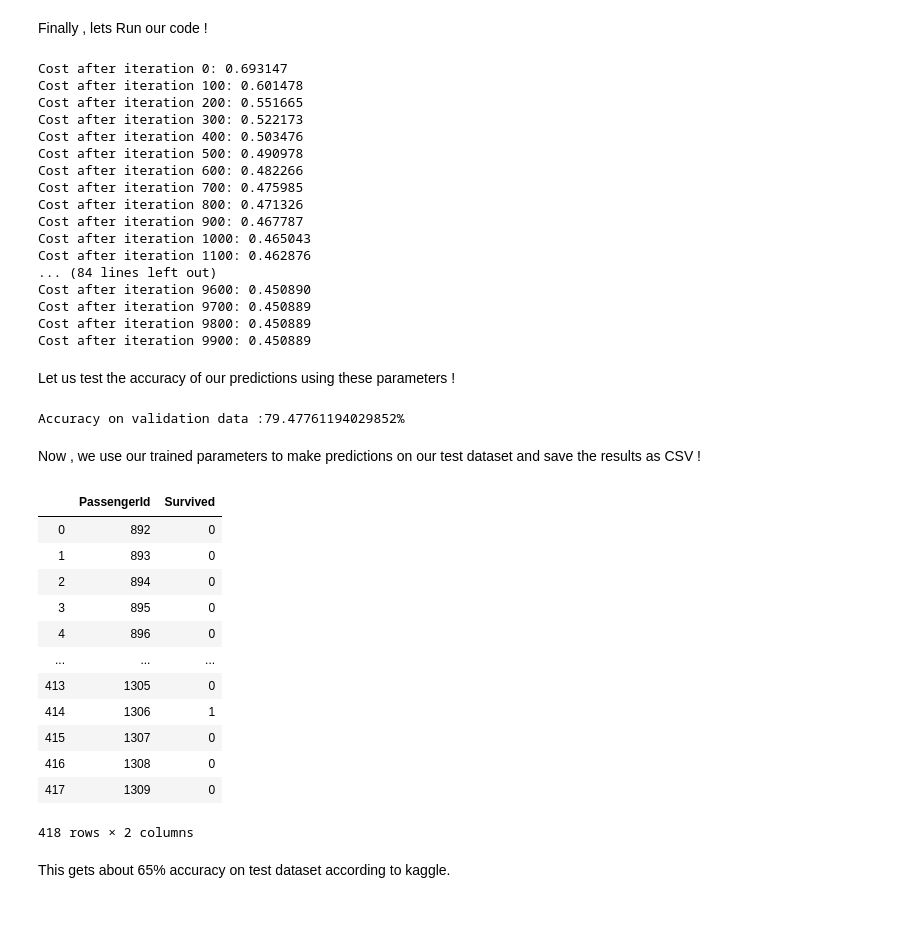
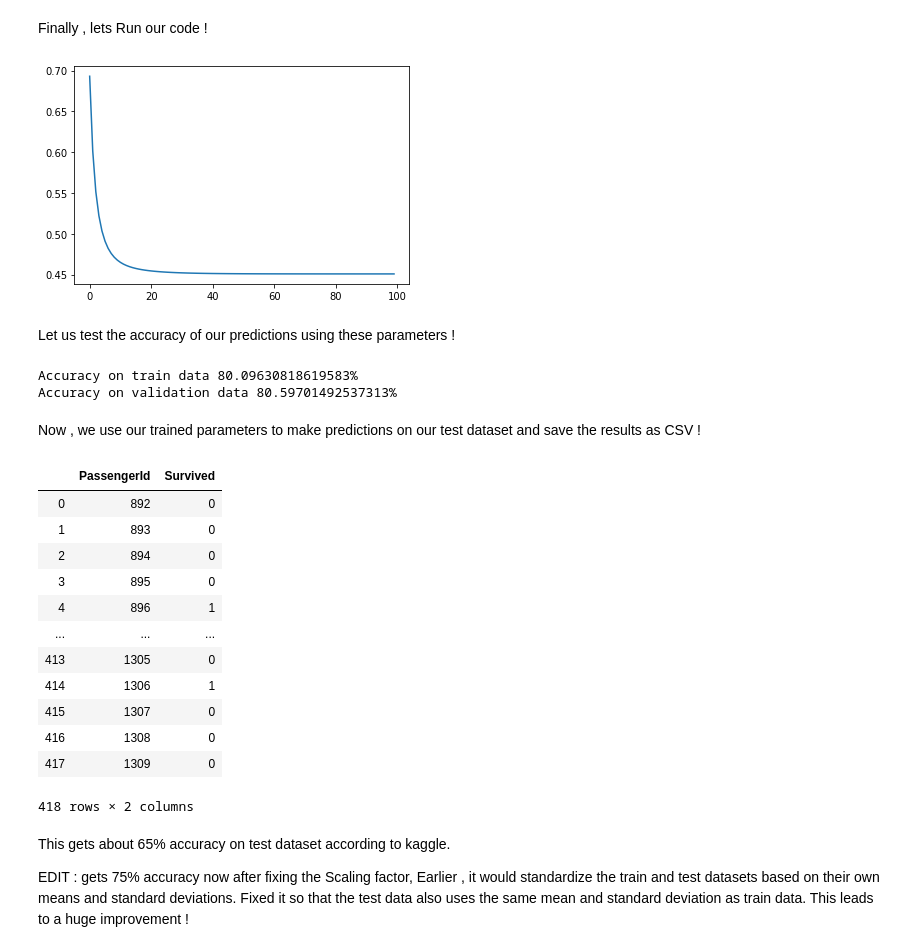
Before and after one commit to AtharvBhat/Logistic-Regression-From-Scratch, a Jupyter notebook: TitanicML-from-scratch/titanicML_log_reg.ipynb, the cells around one changed output. Drawn from its saved outputs; the diff is of its cells as text; code cells hidden in the pictures; blank space fills up the shorter version.

```diff
--- a/TitanicML-from-scratch/titanicML_log_reg.ipynb
+++ b/TitanicML-from-scratch/titanicML_log_reg.ipynb
@@ -268,7 +269,7 @@ Lets take a look at the sigmoid activation function !
 #import matplotlib to plot our sigmoid function
 %matplotlib inline
 import matplotlib.pyplot as plt
-x = np.linspace(-10, 10, 200)
+x = np.linspace(-5, 5, 200)
 
 #define sigmoid function
 def sigmoid(x):
@@ -294,13 +297,17 @@ You can learn more about feature scaling here : https://en.wikipedia.org/wiki/Fe
 # inorder to standardize our dataset , we will subtract all features of our dataset by their mean
 # and divide it by the standard deviation of the features.
 # this will center the data and normalize our values so that gradient descent converges faster !
+def calc_stats(data):
+    mu = data.mean(axis = 1, keepdims = True)
+    sigma = data.std(axis = 1, keepdims = True)
+    return mu, sigma
 
-def standardize(data):
-    std_data = (data - data.mean(axis = 1, keepdims = True)) / data.std(axis = 1, keepdims = True)
+def standardize(data, mu, sigma):
+    std_data = (data - mu) / sigma
     return std_data
-
-X_train = standardize(X_train)
-X_val = standardize(X_val)
+mu, sigma = calc_stats(X_train)
+X_train = standardize(X_train, mu, sigma)
+X_val = standardize(X_val, mu, sigma)
 
 #sanity check !
 print(X_train.shape)
@@ -421,7 +428,7 @@ Now that we have defined all of our helper functions, we can puttogether our log
 def logistic_regression(X, Y, num_iterations, learning_rate, print_cost = False):
     m = X_train.shape[1] #number of training examples
     W, b = initialize_parameters(X_train.shape[0]) #initialize learning parameters
-    for i in range(num_iterations):
+    for i in tqdm.tqdm(range(num_iterations)):
 
         A = forward_prop(X, W, b)
         cost = compute_cost(Y, A)
@@ -431,11 +438,10 @@ def logistic_regression(X, Y, num_iterations, learning_rate, print_cost = False)
         # Record the costs
         if i % 100 == 0:
             costs.append(cost)
-
         # Print the cost every 100 training iterations
-        if print_cost and i % 100 == 0:
-            print ("Cost after iteration %i: %f" %(i, cost))
-
+        #if print_cost and i % 100 == 0:
+            #print("Cost after iteration %i: %f" %(i, cost))
+    plt.plot(costs)
     return W, b
 # %% [markdown]
 After training our logistic regression model , we need to make predictions for our validation dataset and check their accuracy !
@@ -459,59 +465,46 @@ Finally , lets Run our code !
 costs = [] #store cost to plot against iterations
 W, b = logistic_regression(X_train, Y_train, 10000, 0.01, print_cost = True)
 # %% [output]
-Cost after iteration 0: 0.693147
-Cost after iteration 100: 0.601478
-Cost after iteration 200: 0.551665
-Cost after iteration 300: 0.522173
-Cost after iteration 400: 0.503476
-Cost after iteration 500: 0.490978
-Cost after iteration 600: 0.482266
-Cost after iteration 700: 0.475985
-Cost after iteration 800: 0.471326
-Cost after iteration 900: 0.467787
-Cost after iteration 1000: 0.465043
-Cost after iteration 1100: 0.462876
-... (84 lines left out)
-Cost after iteration 9600: 0.450890
-Cost after iteration 9700: 0.450889
-Cost after iteration 9800: 0.450889
-Cost after iteration 9900: 0.450889
+[figure, added]
 # %% [markdown]
 Let us test the accuracy of our predictions using these parameters !
 # %%
 #make predictions on our validation dataset
-preds = predict(X_val, W, b)
+preds_train = predict(X_train, W, b)
+preds_val = predict(X_val, W, b)
 #calculate accuracy of our predictions
-test_accuracy(preds, Y_val)
+print(f"Accuracy on train data {test_accuracy(preds_train, Y_train)}%")
+print(f"Accuracy on validation data {test_accuracy(preds_val, Y_val)}%")
 # %% [output]
-Accuracy on validation data :79.47761194029852%
+Accuracy on train data 80.09630818619583%
+Accuracy on validation data 80.59701492537313%
 # %% [markdown]
 Now , we use our trained parameters to make predictions on our test dataset and save the results as CSV !
 # %%
 #import test dataset
 X_test = data_test_cleaned.values
 
 #standardize test dataset
-X_test = standardize(X_test)
 X_test = X_test.T
+X_test = standardize(X_test, mu, sigma)
 
 #make predictions
 predictions_test = predict(X_test, W, b).astype(int)
 
 #compile into a dataframe
 predictions_df = pd.DataFrame({ 'PassengerId': data_test["PassengerId"], 'Survived': predictions_test[:,0]})
 
 #export dataframe as csv
 predictions_df.to_csv("Logistic_regression.csv", index = False)
 
 predictions_df
 # %% [output]
 |  | PassengerId | Survived |
 | 0 | 892 | 0 |
 | 1 | 893 | 0 |
 | 2 | 894 | 0 |
 | 3 | 895 | 0 |
-| 4 | 896 | 0 |
+| 4 | 896 | 1 |
 | ... | ... | ... |
 | 413 | 1305 | 0 |
 | 414 | 1306 | 1 |
@@ -519,5 +512,7 @@ predictions_df
 | 416 | 1308 | 0 |
 | 417 | 1309 | 0 |
 418 rows × 2 columns
-# %% [markdown]
-This gets about 65% accuracy on test dataset according to kaggle.
+# %% [markdown]
+This gets about 65% accuracy on test dataset according to kaggle.
+
+EDIT : gets 75% accuracy now after fixing the Scaling factor, Earlier , it would standardize the train and test datasets based on their own means and standard deviations. Fixed it so that the test data also uses the same mean and standard deviation as train data. This leads to a huge improvement !
```
Also changed, not shown: parts of 4 cells of this notebook.
